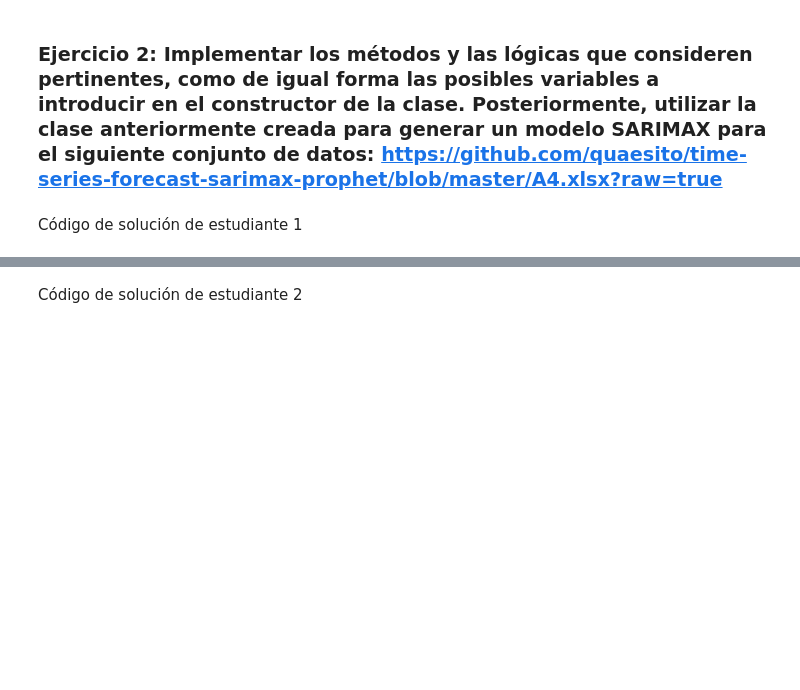
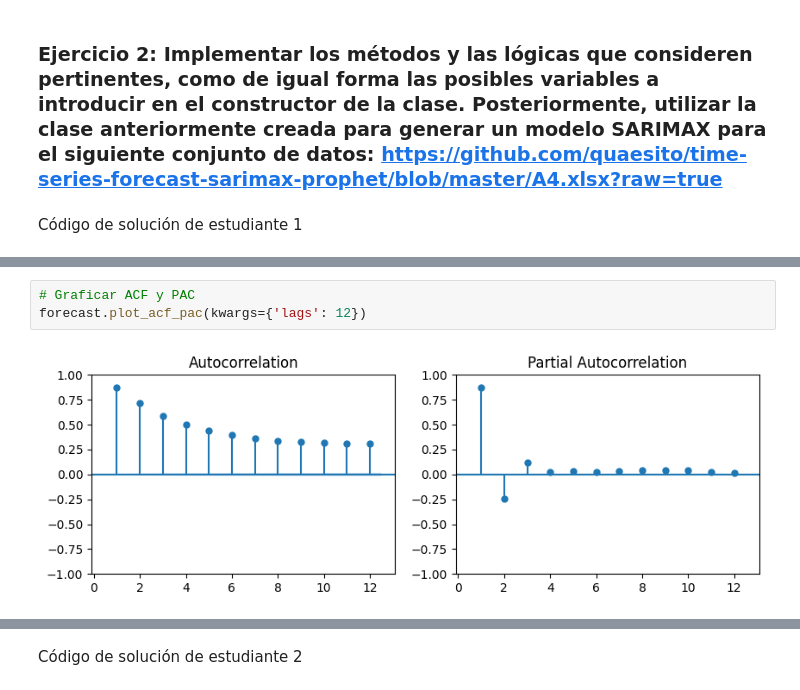
Before and after one commit to xagallegos/ProyectoConjunto_XGallegos_CERodriguez, a Jupyter notebook: Tarea3.ipynb, the cells around one changed output, grey strips where cells are left out. Drawn from its saved outputs; the diff is of its cells as text; blank space fills up the shorter version.

```diff
--- a/Tarea3.ipynb
+++ b/Tarea3.ipynb
@@ -39,0 +192,5 @@ Código de solución de estudiante 1
+# %%
+# Graficar ACF y PAC
+forecast.plot_acf_pac(kwargs={'lags': 12})
+# %% [output]
+[figure, added]
```
Also changed, not shown: parts of 13 cells of this notebook.
